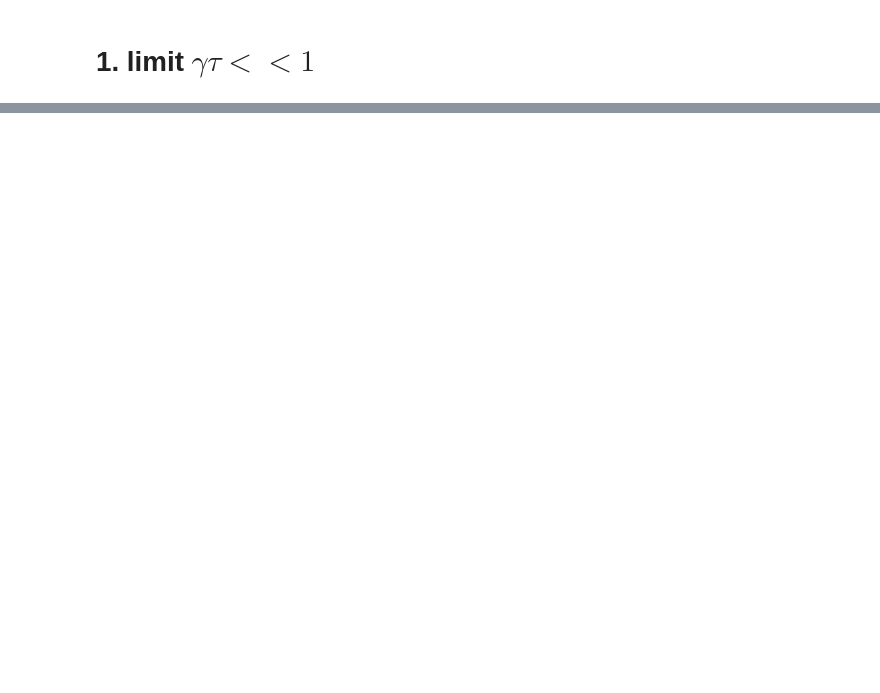
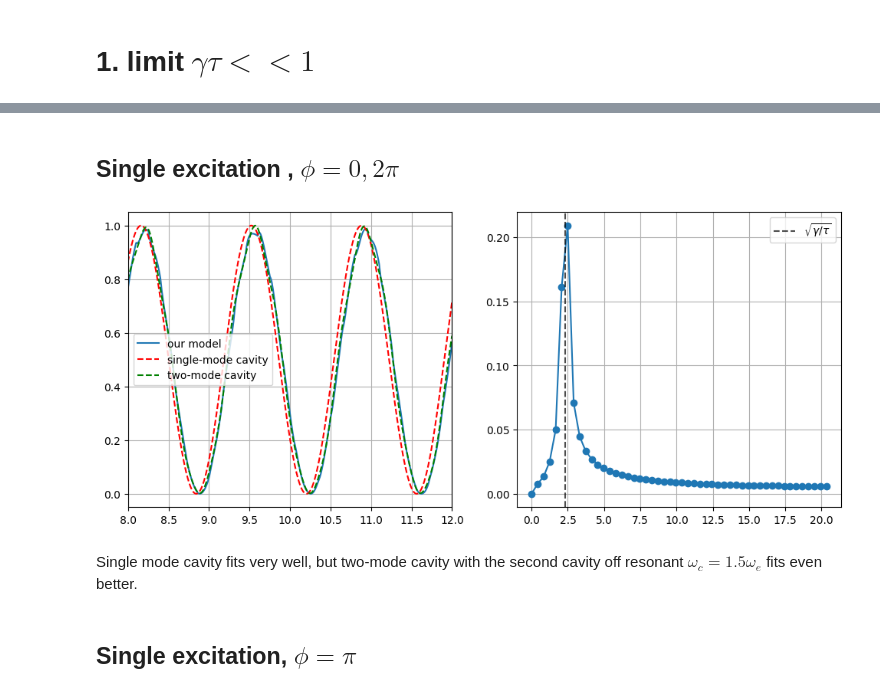
Before and after one commit to Taitoos2/Non_Markovian_Cavity, a Jupyter notebook: Article_notebook.ipynb, the cells around one changed output, grey strips where cells are left out. Drawn from its saved outputs; the diff is of its cells as text; code cells hidden in the pictures; blank space fills up the shorter version.

Commit message:
organizing + advancing the modelization of the system.

```diff
--- a/Article_notebook.ipynb
+++ b/Article_notebook.ipynb
@@ -182,0 +12,47 @@ plt.show()
+# %% [markdown]
+##  Single excitation , $\phi = 0,2\pi $
+# %%
+#  parameter definition, resonant condition
+
+gamma = 0.8
+tau = 0.15
+phi = 2*np.pi
+t_max = 100*tau
+dt = tau/50
+w_ref = np.sqrt(gamma/tau)
+# %%
+cavity = new_cav_model(gamma,phi,tau,0)
+cavity.evolve(t_max,dt)
+t,e = cavity.excited_state([1,0])
+sigma=cavity.s_array
+
+w,prueba = fourier_transform_matrix(t,sigma,100)
+# %%
+om_emitter = phi/tau
+g=np.sqrt(gamma/tau)
+exact = Driven_cavity_class(om_emitter,om_emitter,om_emitter,0,g)
+pe,_=exact.evolve(t)
+# %%
+exact_2=two_modes_cavity(om_emitter,om_emitter,1.5*om_emitter,g,g,0,om_emitter,3) # revelacion divina aqui, no se por que puse 1.5
+pe2,_,_=exact_2.evolve(t)
+# %%
+fig,axs = plt.subplots(1,2,figsize=(12,5))
+axs[0].plot(t,e,label='our model ')
+axs[0].plot(t,pe,'r--',label='single-mode cavity')
+axs[0].plot(t,pe2,'g--',label='two-mode cavity')
+axs[0].legend()
+axs[0].set_xlim(8,12)
+axs[0].grid()
+
+axs[1].plot(w,np.abs(prueba[:,2]),'-o')
+axs[1].axvline(w_ref,linestyle = '--',color='k',alpha=0.7,label =r'$ \sqrt{\gamma/\tau} $')
+axs[1].legend()
+axs[1].grid()
+
+plt.show()
+# %% [output]
+[figure, added]
+# %% [markdown]
+Single mode cavity fits very well, but two-mode cavity with the second cavity off resonant $\omega_{c} = 1.5\omega_{e}$ fits even better.
+# %% [markdown]
+## Single excitation, $\phi = \pi$
```
Also changed, not shown: parts of 40 cells of this notebook.
